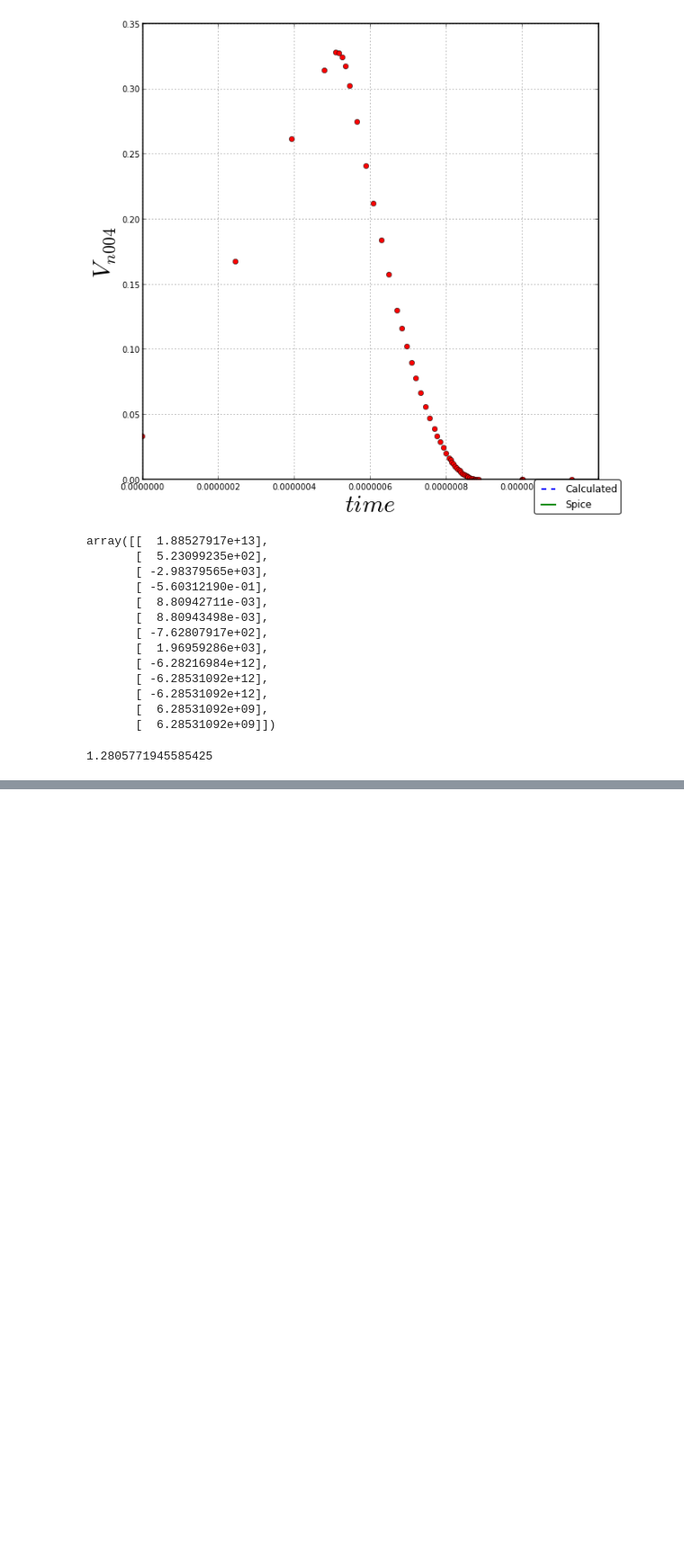
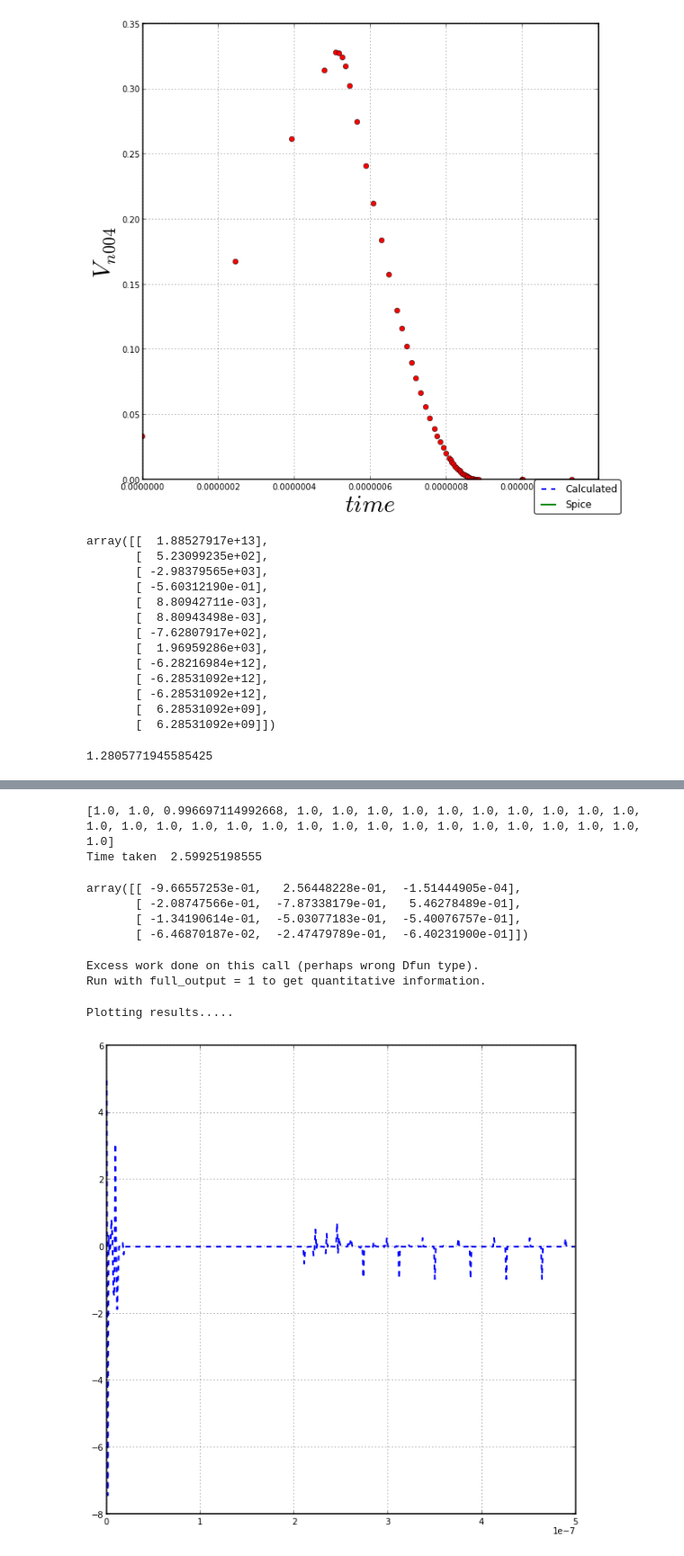
Before and after one commit to cvbrgava/ddp, a Jupyter notebook: notebook/Parser.ipynb, the cells around one changed output, grey strips where cells are left out. Shown at 90% size. Drawn from its saved outputs; the diff is of its cells as text; code cells hidden in the pictures; blank space fills up the shorter version.

```diff
--- a/notebook/Parser.ipynb
+++ b/notebook/Parser.ipynb
@@ -894,0 +970,43 @@ def ObsSpace( A, B, C,conv=True ):
+# %%
+STPWL = STPWLMOR()
+# %%
+V = get_redBasis( 2 , order , redOrder )
+ynew = get_y0_MOR( linP[ 2 ] )
+mu = get_mu(ynew ,STPWL.oldBasis, STPWL.V , linP ,redOrder , count )
+# %%
+import time
+begin = time.time()
+print STPWL.get_STPWL_weights_Bound(mu)
+end = time.time()
+print "Time taken " , end - begin
+# %% [output]
+[1.0, 1.0, 0.996697114992668, 1.0, 1.0, 1.0, 1.0, 1.0, 1.0, 1.0, 1.0, 1.0, 1.0, 1.0, 1.0, 1.0, 1.0, 1.0, 1.0, 1.0, 1.0, 1.0, 1.0, 1.0, 1.0, 1.0, 1.0, 1.0, 1.0, 1.0]
+Time taken  2.59925198555
+# %%
+V
+# %% [output]
+array([[ -9.66557253e-01,   2.56448228e-01,  -1.51444905e-04],
+       [ -2.08747566e-01,  -7.87338179e-01,   5.46278489e-01],
+       [ -1.34190614e-01,  -5.03077183e-01,  -5.40076757e-01],
+       [ -6.46870187e-02,  -2.47479789e-01,  -6.40231900e-01]])
+# %%
+time_check = numpy.linspace( 0,  5e-7 , 500 )
+soln_check = odeint( STPWL.derv ,  get_y0_MOR( y0 ), time_check )
+# %% [output]
+Excess work done on this call (perhaps wrong Dfun type).
+Run with full_output = 1 to get quantitative information.
+# %%
+soln = [ nD( V , soln_check[ i ] .T ) for i in range( len( time_check ) ) ]
+# %%
+print "Plotting results....."
+#time_linp = [ float( i ) - sim_begin for i in time]
+C_ones = [i for i in range( len( stateorder ) ) if str( stateorder[ i ] ) in output_list ]
+intg_end = time_check[ -1 ]
+for k in range(len(C_ones)):
+    plt.figure(k)
+    calc, = plt.plot(time_check, numpy.array([ (float(soln[i][C_ones[k]])) for i in range(len(time_check) )] ), '--')
+plt.figsize( 10, 10 )
+plt.show()
+# %% [output]
+Plotting results.....
+[figure, added]
```
Also changed, not shown: parts of 75 cells of this notebook, 33 other files.
